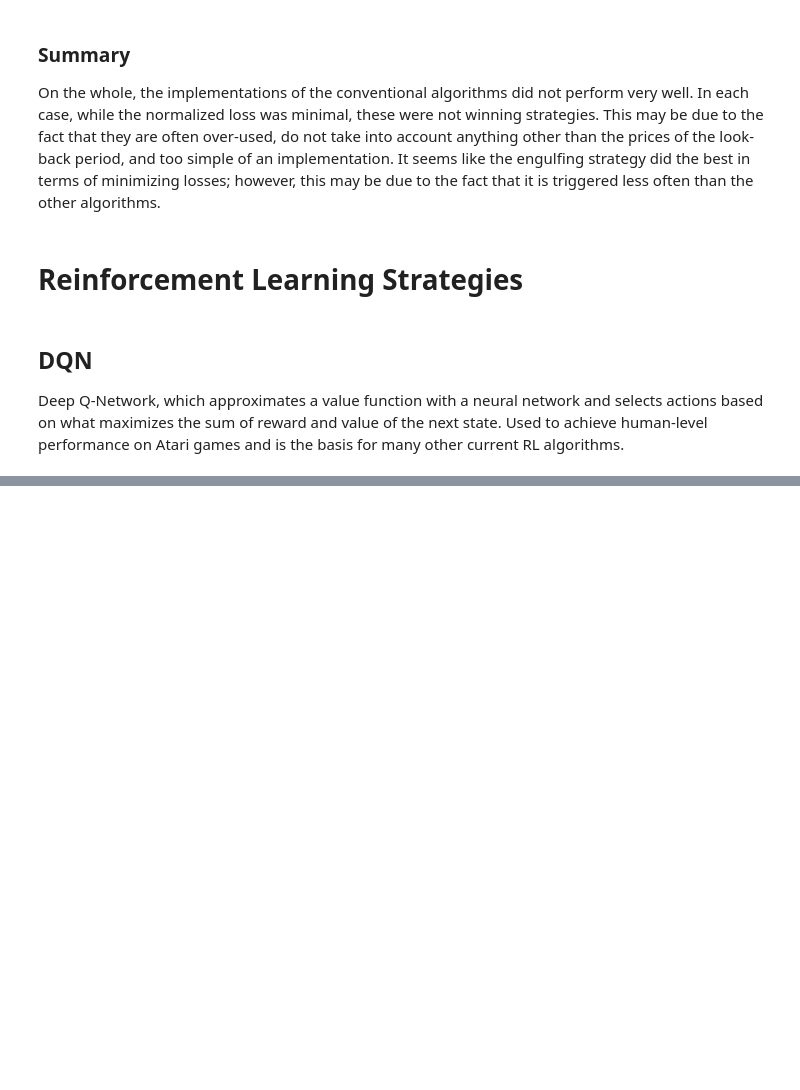
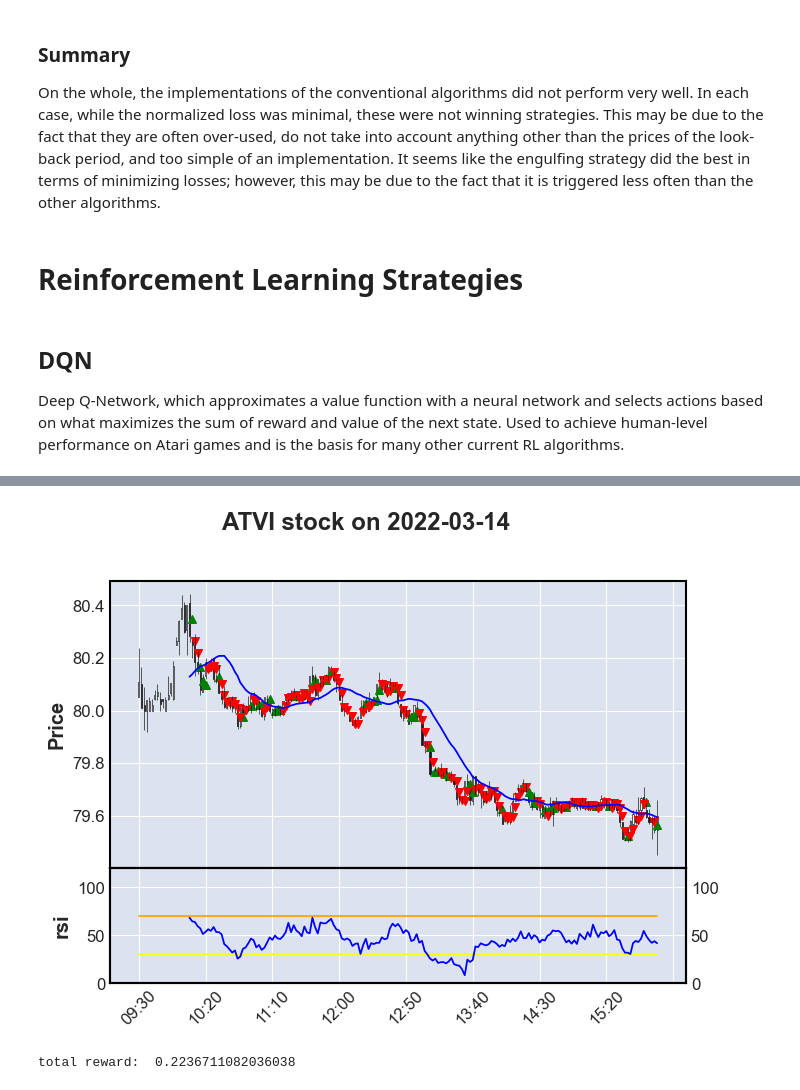
Before and after one commit to liv20/atgym, a Jupyter notebook: Conventional and RL Strategies.ipynb, the cells around one changed output, grey strips where cells are left out. Cells and saved outputs as stored; diff of their text form; code cells hidden in the pictures; blank space fills up the shorter version.

```diff
--- a/Conventional and RL Strategies.ipynb
+++ b/Conventional and RL Strategies.ipynb
@@ -209,0 +214,5 @@ plt.plot(steps, ppo_returns, label='ppo_returns')
+# %%
+visualize_strategy(ppo)
+# %% [output]
+[figure, added]
+total reward:  0.2236711082036038
```
Also changed, not shown: parts of 11 cells of this notebook.
